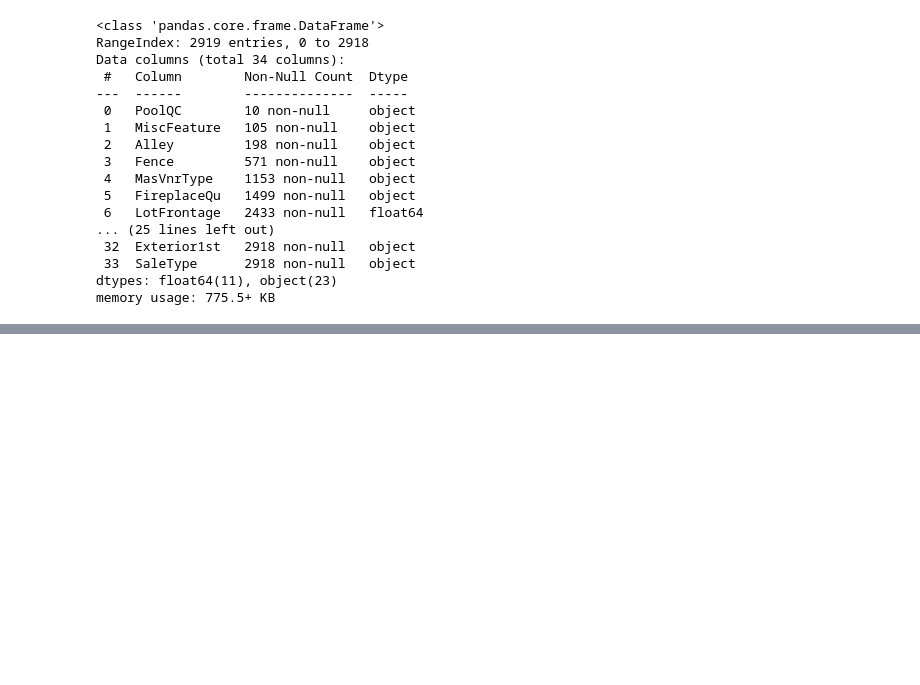
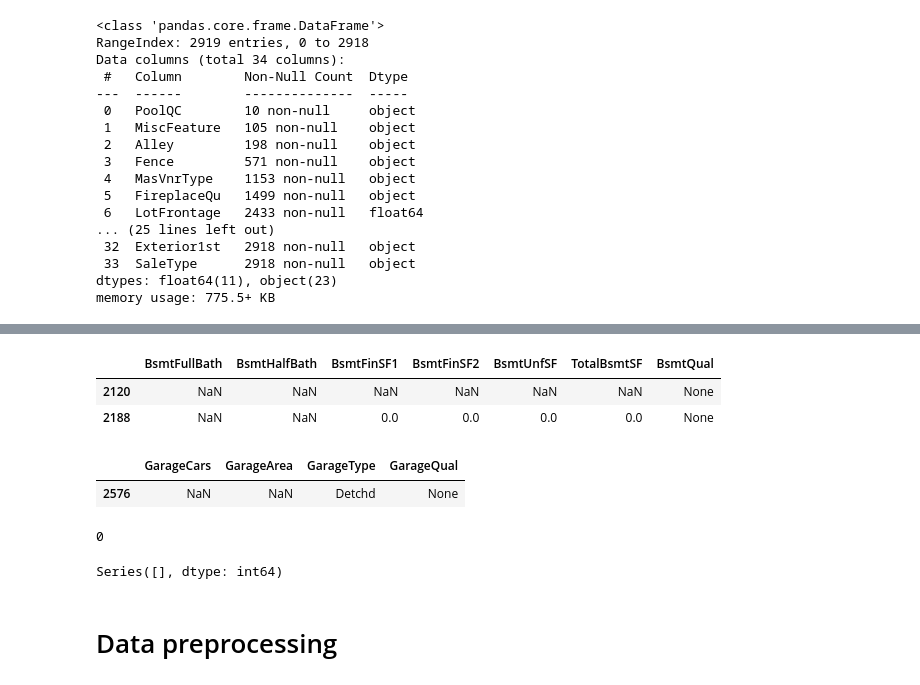
Before and after one commit to Lama-Alsaif/Housing-Prices, a Jupyter notebook: Housing_Prices.ipynb, the cells around one changed output, grey strips where cells are left out. Cells and saved outputs as stored; diff of their text form; code cells hidden in the pictures; blank space fills up the shorter version.

```diff
--- a/Housing_Prices.ipynb
+++ b/Housing_Prices.ipynb
@@ -174,0 +215,9 @@ dtype: int64
+# %%
+# check the null rows of the columns
+bsmnt = ['BsmtFullBath' , 'BsmtHalfBath','BsmtFinSF1', 'BsmtFinSF2', 'BsmtUnfSF', 'TotalBsmtSF']
+
+combined[combined['BsmtFullBath'].isnull()][bsmnt + ['BsmtQual']]
+# %% [output]
+|  | BsmtFullBath | BsmtHalfBath | BsmtFinSF1 | BsmtFinSF2 | BsmtUnfSF | TotalBsmtSF | BsmtQual |
+| 2120 | NaN | NaN | NaN | NaN | NaN | NaN | None |
+| 2188 | NaN | NaN | 0.0 | 0.0 | 0.0 | 0.0 | None |
@@ -174,0 +227,8 @@ dtype: int64
+# %%
+# check the null rows of the columns
+garage = ['GarageCars', 'GarageArea']
+
+combined[combined['GarageCars'].isnull()][garage + ['GarageType', 'GarageQual']]
+# %% [output]
+|  | GarageCars | GarageArea | GarageType | GarageQual |
+| 2576 | NaN | NaN | Detchd | None |
@@ -174,0 +241,12 @@ dtype: int64
+# %%
+# show how much null value each column has
+nulls = combined.isnull().sum()
+nulls = nulls[nulls > 0]
+nulls = nulls.sort_values(ascending=False)
+print(len(nulls))
+nulls
+# %% [output]
+0
+Series([], dtype: int64)
+# %% [markdown]
+# Data preprocessing
```
Also changed, not shown: parts of 34 cells of this notebook.
